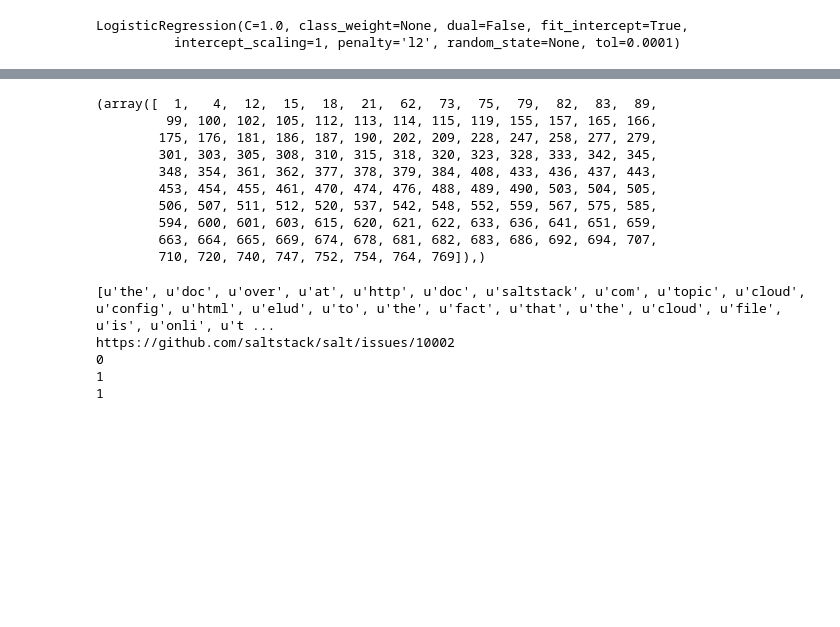
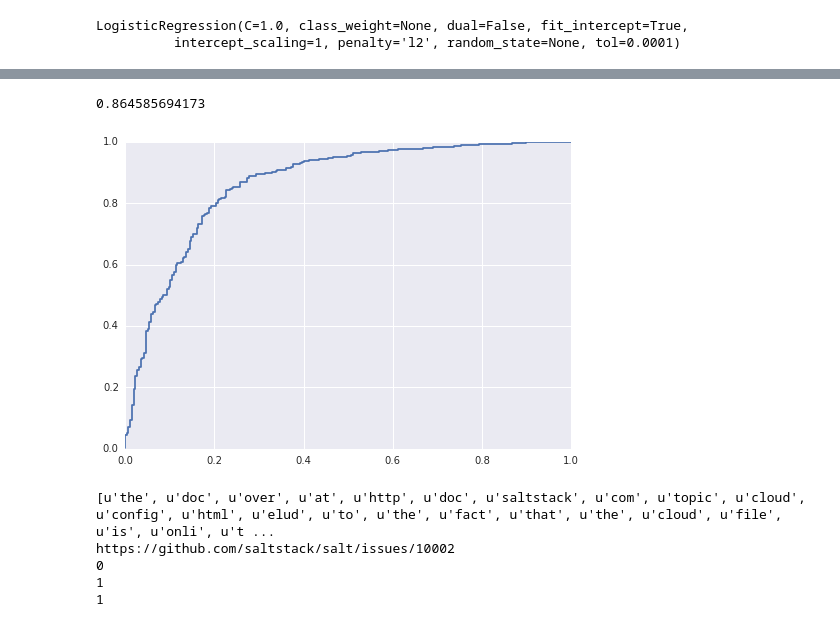
Before and after one commit to jlippi/hd-classifier, a Jupyter notebook: hd-classifier.ipynb, the cells around one changed output, grey strips where cells are left out. Saved outputs shown, nothing was run; the diff lists cells and outputs as text; code cells hidden in the pictures; blank space fills up the shorter version.

```diff
--- a/hd-classifier.ipynb
+++ b/hd-classifier.ipynb
@@ -253,6 +300,7 @@ def token_stem(sentence,stemmer):
     return [stemmer.stem(x) for x in re.findall(u'(?u)\\b\\w\\w+\\b',sentence.lower())]
 # %%
 X = []
+ids = []
 y_bug = []
 y_feature = []
 #y_documentation = []
@@ -262,6 +310,7 @@ sentences_for_word2vec = []
 urls = []
 stemmer = SnowballStemmer('english')
 for i, x in enumerate(coll.find()):
+    ids.append(x['_id'])
     all_sentences.append(token_stem(x['json']['text'],stemmer))
     sentences_for_word2vec.append(token_stem(x['json']['text'],stemmer))
     all_labels.append([y['name'] for y in x['json']['labels']])
@@ -312,5 +343,5 @@ vec = CountVectorizer(stop_words='english',max_features=10000)
 vec_t = vec.fit_transform(' '.join(x) for x in all_sentences)
 id2word = {v: k for k, v in vec.vocabulary_.iteritems()}
 vec_corpus = gensim.matutils.Sparse2Corpus(vec_t.T)
-lda = LdaMulticore(corpus=vec_corpus,id2word=id2word,iterations=200,num_topics=20,passes=20,workers=4)
+lda = LdaMulticore(corpus=vec_corpus,id2word=id2word,iterations=200,num_topics=20,passes=100,workers=4)
 lda.save('ldalippi.lda')
@@ -382,0 +417,6 @@ len(y_bug == y_feature)
+# %%
+y_score = lr_feature.fit(tfidf_t_train, y_feature_train).decision_function(tfidf_t_test)
+from sklearn.metrics import roc_curve, roc_auc_score
+import seaborn
+fpr, tpr, _ = roc_curve(y_feature_test,y_score)
+plt.plot(fpr,tpr);
@@ -468,12 +534,18 @@ lr_in_bug_feature_test = np.hstack((
                            #lr_bug.predict(tfidf_t_test).reshape(-1,1),
                            lr_feature.predict_proba(tfidf_t_test)[:,0].reshape(-1,1),
                            lr_lda.predict_proba(labeled_probas_test)[:,0].reshape(-1,1),
-                           lr_kmeans.predict_proba(X_kmeans_test)[:,0].reshape(-1,1)
+                           #lr_kmeans.predict_proba(X_kmeans_test)[:,0].reshape(-1,1)
                            ))
 lr_in_bug_feature_train = np.hstack((
                               np.ones(idx.sum()).reshape(-1,1),
                               #lr_bug.predict(tfidf_t_train).reshape(-1,1),
                               lr_feature.predict_proba(tfidf_t_train)[:,0].reshape(-1,1),
                               lr_lda.predict_proba(labeled_probas_train)[:,0].reshape(-1,1),
-                              lr_kmeans.predict_proba(X_kmeans_train)[:,0].reshape(-1,1)
+                              #lr_kmeans.predict_proba(X_kmeans_train)[:,0].reshape(-1,1)
                               ))
+lr_all_sentences = np.hstack((
+                       np.ones(all_t.shape[0]).reshape(-1,1),
+                       lr_feature.predict_proba(all_t)[:,0].reshape(-1,1),
+                       lr_lda.predict_proba(all_probas)[:,0].reshape(-1,1),
+                       #lr_kmeans.predict_proba(all_kmeans)[:,0].reshape(-1,1)
+                       ))
@@ -500,13 +576,10 @@ rf:
-# %%
-np.where((lr.predict(lr_in_bug_feature_test) != y_bug_test))
-# %% [output]
-(array([  1,   4,  12,  15,  18,  21,  62,  73,  75,  79,  82,  83,  89,
-         99, 100, 102, 105, 112, 113, 114, 115, 119, 155, 157, 165, 166,
-        175, 176, 181, 186, 187, 190, 202, 209, 228, 247, 258, 277, 279,
-        301, 303, 305, 308, 310, 315, 318, 320, 323, 328, 333, 342, 345,
-        348, 354, 361, 362, 377, 378, 379, 384, 408, 433, 436, 437, 443,
-        453, 454, 455, 461, 470, 474, 476, 488, 489, 490, 503, 504, 505,
-        506, 507, 511, 512, 520, 537, 542, 548, 552, 559, 567, 575, 585,
-        594, 600, 601, 603, 615, 620, 621, 622, 633, 636, 641, 651, 659,
-        663, 664, 665, 669, 674, 678, 681, 682, 683, 686, 692, 694, 707,
-        710, 720, 740, 747, 752, 754, 764, 769]),)
+# %%
+y_score = lr.decision_function(lr_in_bug_feature_test)
+from sklearn.metrics import roc_curve, roc_auc_score
+import seaborn
+fpr, tpr, _ = roc_curve(y_comb_test,y_score)
+plt.plot(fpr,tpr);
+print roc_auc_score(y_comb_test,y_score)
+# %% [output]
+0.864585694173
+[figure, added]
```
Also changed, not shown: parts of 34 cells of this notebook, 3 other files.
